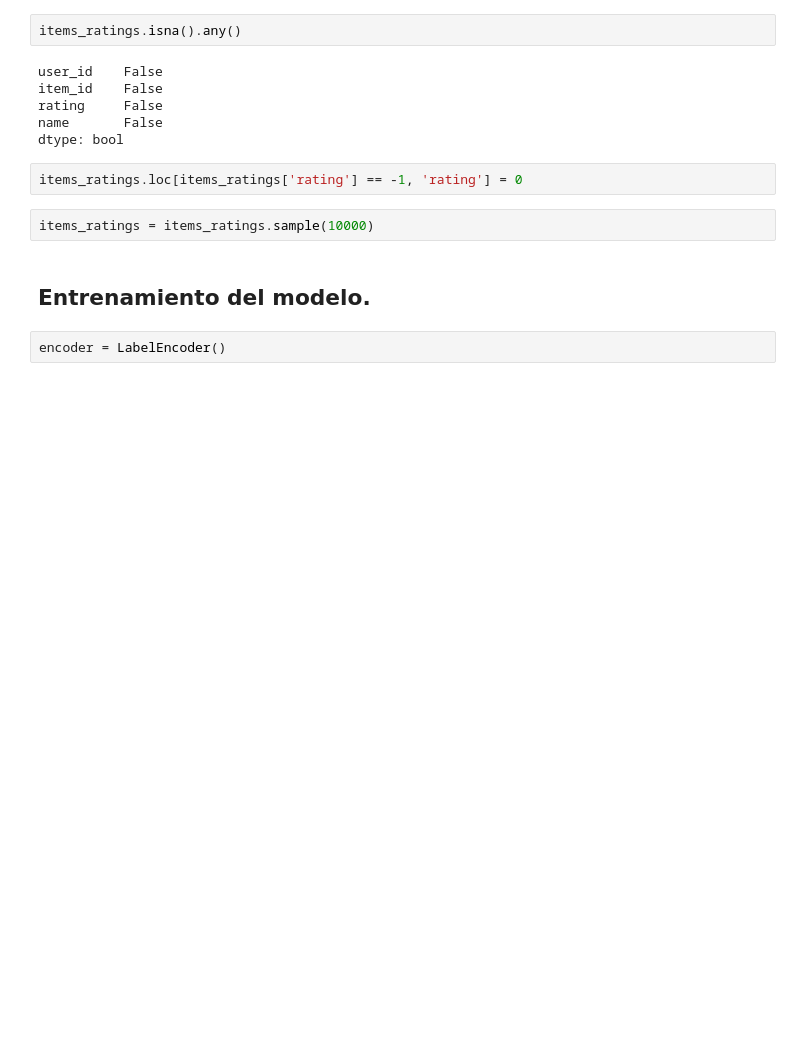
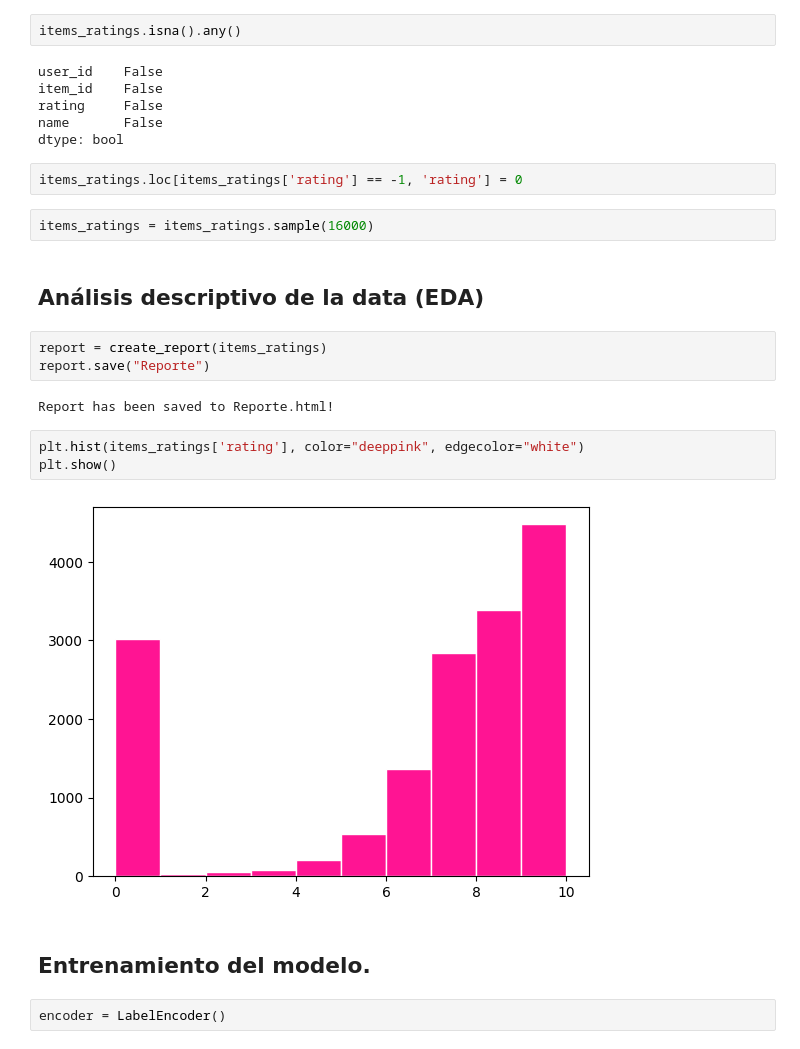
Before and after one commit to AddisonReyes/Anime-System-Recomendations, a Jupyter notebook: main.ipynb, the cells around one changed output. Cells and saved outputs as stored; diff of their text form; blank space fills up the shorter version.

```diff
--- a/main.ipynb
+++ b/main.ipynb
@@ -89,7 +91,19 @@ dtype: bool
 # %%
 items_ratings.loc[items_ratings['rating'] == -1, 'rating'] = 0
 # %%
-items_ratings = items_ratings.sample(10000)
+items_ratings = items_ratings.sample(16000)
+# %% [markdown]
+## Análisis descriptivo de la data (EDA)
+# %%
+report = create_report(items_ratings)
+report.save("Reporte")
+# %% [output]
+Report has been saved to Reporte.html!
+# %%
+plt.hist(items_ratings['rating'], color="deeppink", edgecolor="white")
+plt.show()
+# %% [output]
+[figure, added]
 # %% [markdown]
 ## Entrenamiento del modelo.
 # %%
```
Also changed, not shown: parts of 14 cells of this notebook, 1 other file.
